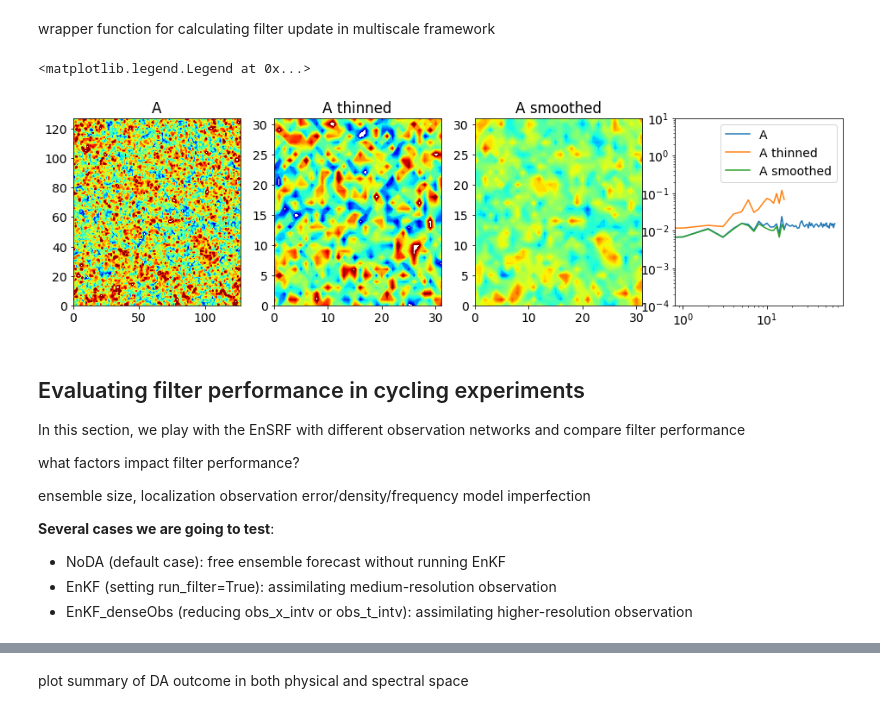
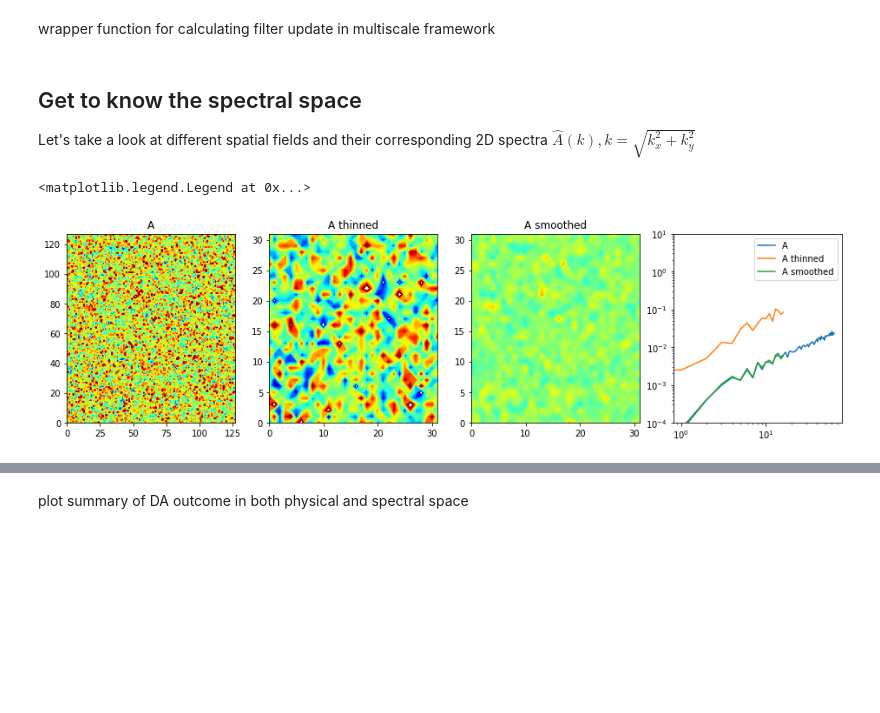
Before and after one commit to nansencenter/msda_crashcourse, a Jupyter notebook: demo.multiscale.DA.ipynb, the cells around one changed output, grey strips where cells are left out. Cells and saved outputs as stored; diff of their text form; code cells hidden in the pictures; blank space fills up the shorter version.

```diff
--- a/demo.multiscale.DA.ipynb
+++ b/demo.multiscale.DA.ipynb
@@ -362,49 +356,38 @@ def filter_update(Xb, Yo, obs_x_intv, obs_err_std, local_cutoff, infl=1.0, scale
             X += sharpen(Xas - Xbs, scales[s], 1)
 
     return X
+# %% [markdown]
+## Get to know the spectral space
+
+Let's take a look at different spatial fields and their corresponding 2D spectra $\hat{A}(k), k=\sqrt{k_x^2+k_y^2}$
 # %%
 n = 128
-power_law = 0
+power_law = 1
 err_std = 1
 A = np.zeros((n, n, 1))
 A[:, :, 0] = random_field(n, power_law)
 At = A[::4, ::4, :]
 Ac = coarsen(A, 1, 3)
 
 plt.figure(figsize=(16,4))
 ax = plt.subplot(1,4,1)
 ax.contourf(A[:, :, 0], np.arange(-2, 2, 0.1), cmap='jet')
 ax.set_title('A')
 ax = plt.subplot(1,4,2)
 ax.contourf(At[:, :, 0], np.arange(-2, 2, 0.1), cmap='jet')
 ax.set_title('A thinned')
 ax = plt.subplot(1,4,3)
 ax.contourf(Ac[:, :, 0], np.arange(-2, 2, 0.1), cmap='jet')
 ax.set_title('A smoothed')
 ax = plt.subplot(1,4,4)
 wn, pwr = pwr_spec(A)
 ax.loglog(wn, pwr, label='A')
 wn, pwr = pwr_spec(At)
 ax.loglog(wn, pwr, label='A thinned')
 wn, pwr = pwr_spec(Ac)
 ax.loglog(wn, pwr, label='A smoothed')
 ax.set_ylim([1e-4, 10])
 ax.legend()
 # %% [output]
 <matplotlib.legend.Legend at 0x...>
-[figure, old version]
+[figure, new version]
-# %% [markdown]
-## Evaluating filter performance in cycling experiments
-
-In this section, we play with the EnSRF with different observation networks and compare filter performance
-
-what factors impact filter performance?
-
-ensemble size, localization
-observation error/density/frequency
-model imperfection
-
-**Several cases we are going to test**:
-* NoDA (default case): free ensemble forecast without running EnKF
-* EnKF (setting run_filter=True): assimilating medium-resolution observation
-* EnKF_denseObs (reducing obs_x_intv or obs_t_intv): assimilating higher-resolution observation
```
Also changed, not shown: parts of 30 cells of this notebook.
